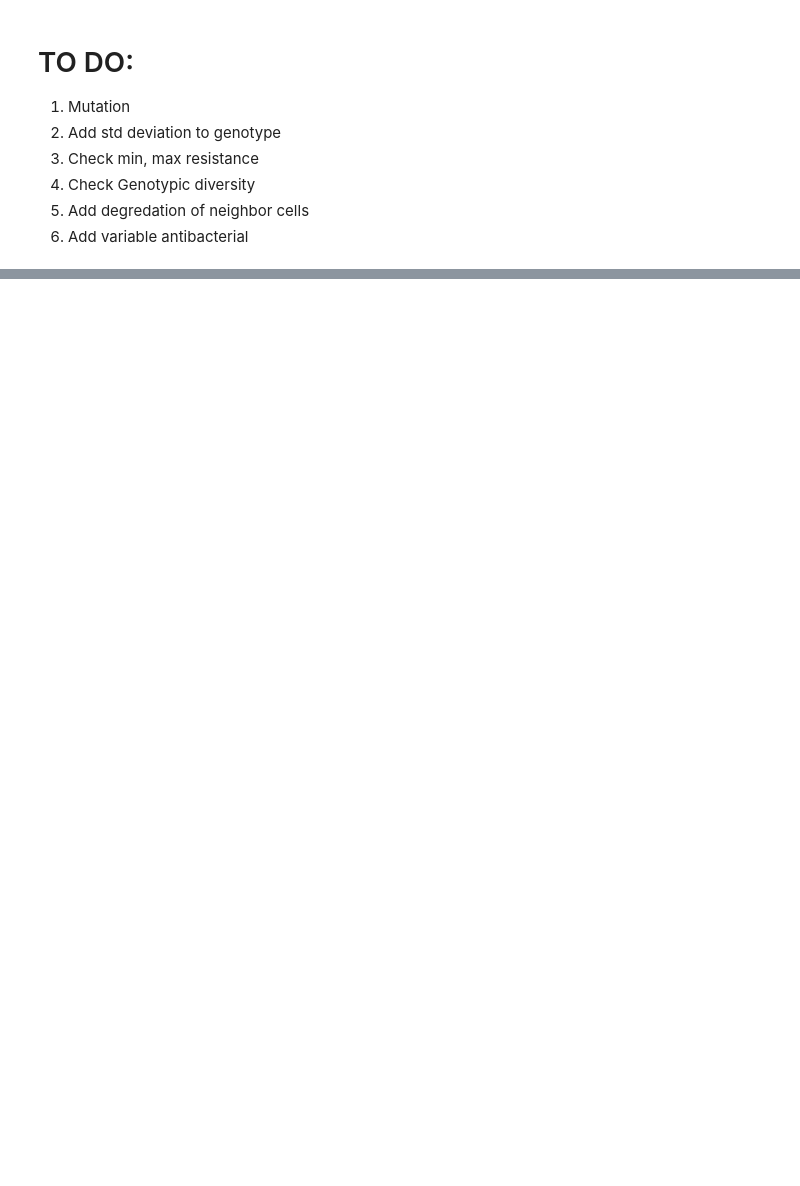
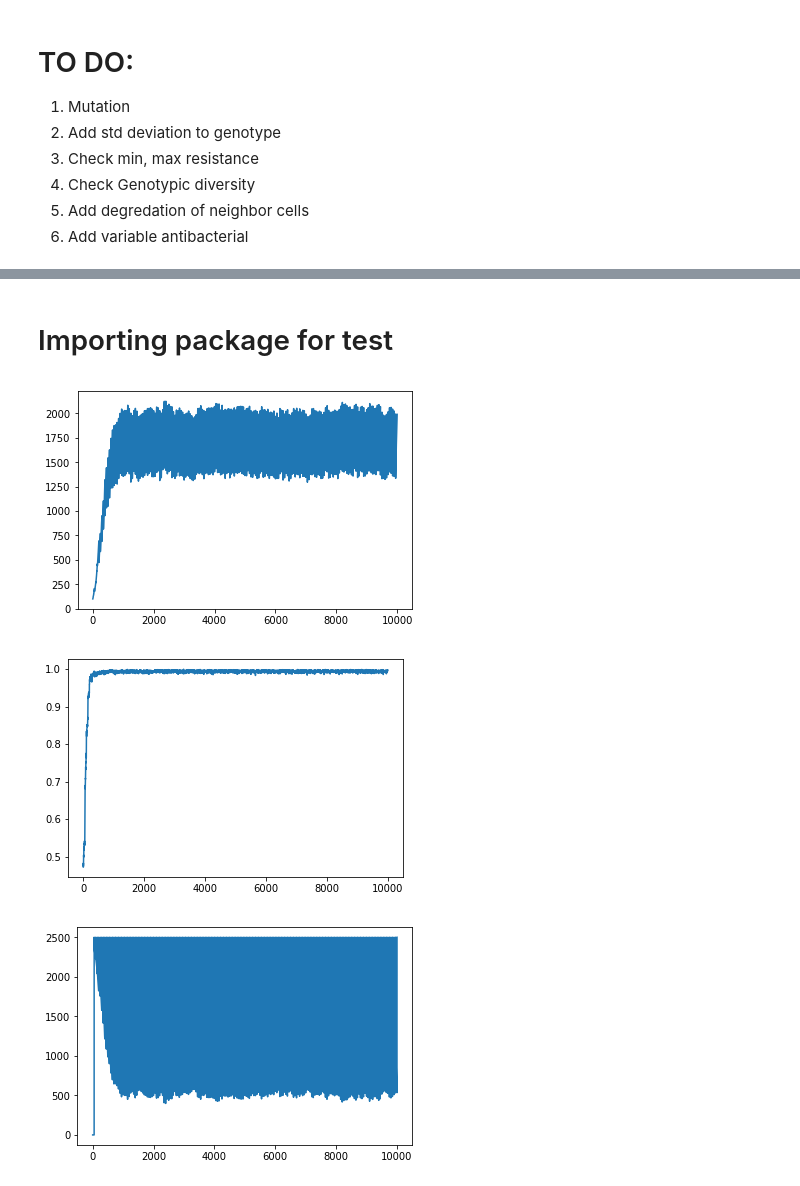
Before and after one commit to KirtusLeyba/pheno-evo, a Jupyter notebook: python_src/ModelTests.ipynb, the cells around one changed output, grey strips where cells are left out. Saved outputs shown, nothing was run; the diff lists cells and outputs as text; code cells hidden in the pictures; blank space fills up the shorter version.

```diff
--- a/python_src/ModelTests.ipynb
+++ b/python_src/ModelTests.ipynb
@@ -264,0 +442,33 @@ def runSim(flatConc,
+# %% [markdown]
+# Importing package for test
+# %%
+pop = []
+avgRes = []
+totalConc = []
+
+params = {"initConc":0.0,
+          "concPulse":1.0,
+          "pulseTime":50,
+          "numIters":10000,
+          "dmgRate":0.99,
+          "bGrowthRate":0.015,
+          "dev":1.0}
+stats = {"pop":pop, "avgRes":avgRes, "totalConc":totalConc}
+
+runSim(params, stats)
+# %%
+plt.figure()
+plt.plot(pop)
+plt.show()
+
+plt.figure()
+plt.plot(avgRes)
+plt.show()
+
+plt.figure()
+plt.plot(totalConc)
+plt.show()
+# %% [output]
+[figure, added]
+[figure, added]
+[figure, added]
```
Also changed, not shown: parts of 20 cells of this notebook, 2 other files.
